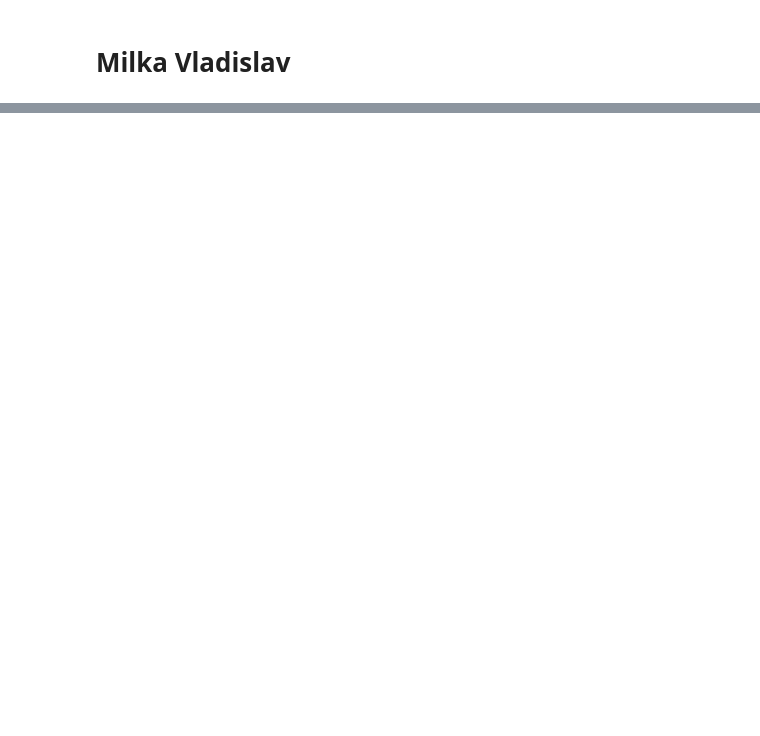
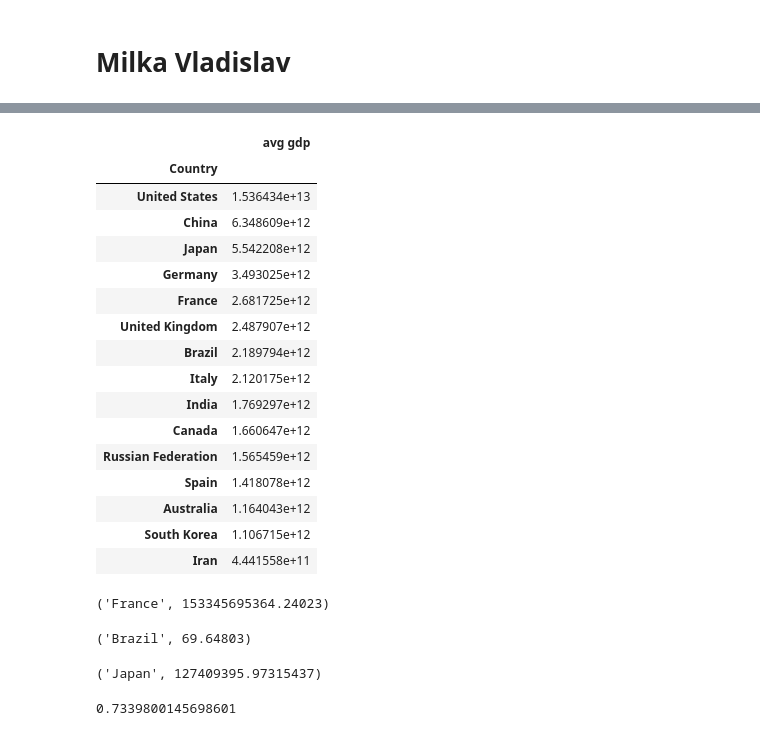
Before and after one commit to milkavladislav/Jupiter-labs, a Jupyter notebook: lab_3/lab_3.ipynb, the cells around one changed output, grey strips where cells are left out. Saved outputs shown, nothing was run; the diff lists cells and outputs as text; code cells hidden in the pictures; blank space fills up the shorter version.

```diff
--- a/lab_3/lab_3.ipynb
+++ b/lab_3/lab_3.ipynb
@@ -13,0 +50,74 @@ IndexError: list index out of range
+# %%
+def get_avg_gdp_for_each_country(dfp):
+    dfp = dfp[['2006', '2007', '2008', '2009', '2010', '2011', '2012', '2013', '2014', '2015']]
+    dfp['avg gdp'] = dfp[['2006', '2007', '2008', '2009', '2010', '2011', '2012', '2013', '2014', '2015']].mean(axis=1)
+    dfp = dfp.sort_values('avg gdp', ascending=False)
+    return dfp[['avg gdp']]
+
+get_avg_gdp_for_each_country(df.copy())
+# %% [output]
+|  | avg gdp |
+| Country |  |
+| United States | 1.536434e+13 |
+| China | 6.348609e+12 |
+| Japan | 5.542208e+12 |
+| Germany | 3.493025e+12 |
+| France | 2.681725e+12 |
+| United Kingdom | 2.487907e+12 |
+| Brazil | 2.189794e+12 |
+| Italy | 2.120175e+12 |
+| India | 1.769297e+12 |
+| Canada | 1.660647e+12 |
+| Russian Federation | 1.565459e+12 |
+| Spain | 1.418078e+12 |
+| Australia | 1.164043e+12 |
+| South Korea | 1.106715e+12 |
+| Iran | 4.441558e+11 |
+# %%
+def get_gdp_changes_for_coutry_with_5th_avg_gdp(dfp):
+    dfx = get_avg_gdp_for_each_country(dfp.copy())
+    index = dfx.iloc[[4]].index.values[0]
+
+    dfp_diff = dfp[['2006', '2015']]
+    dfp_diff = dfp_diff.loc[[index]]
+
+    return (index, dfp_diff['2015'][0] - dfp_diff['2006'][0])
+
+get_gdp_changes_for_coutry_with_5th_avg_gdp(df.copy())
+# %% [output]
+('France', 153345695364.24023)
+# %%
+def get_country_with_max_renewable_percent(dfp):
+    dfp = dfp.loc[dfp['%Renewable'].idxmax()]
+    index = dfp.name
+    percent = dfp.loc[['%Renewable']]['%Renewable']
+    return (index, percent)
+
+get_country_with_max_renewable_percent(df.copy())
+# %% [output]
+('Brazil', 69.64803)
+# %%
+def count_population_by_energy_consumption(dfp):
+    dfp['Population'] = dfp['Energy Supply'] / dfp['Energy Supply per Capita']
+    dfp = dfp.sort_values('Population', ascending=False)
+
+    index = dfp.iloc[[5]].index.values[0]
+    population = dfp.loc[[index]]['Population'][0]
+    return (index, population)
+
+count_population_by_energy_consumption(df.copy())
+# %% [output]
+('Japan', 127409395.97315437)
+# %%
+def get_citations_and_energy_consumption_corr(dfp):
+    dfp['Population'] = dfp['Energy Supply'] / dfp['Energy Supply per Capita']
+    dfp['Citations per Capita'] = dfp['Self-citations'] / dfp['Population']
+
+    dfp = dfp.astype({'Energy Supply per Capita':'float'})
+    dfp = dfp.astype({'Citations per Capita':'float'})
+
+    return dfp['Energy Supply per Capita'].corr(dfp['Citations per Capita'])
+
+get_citations_and_energy_consumption_corr(df.copy())
+# %% [output]
+0.7339800145698601
```
Also changed, not shown: parts of 12 cells of this notebook, 1 other file.
